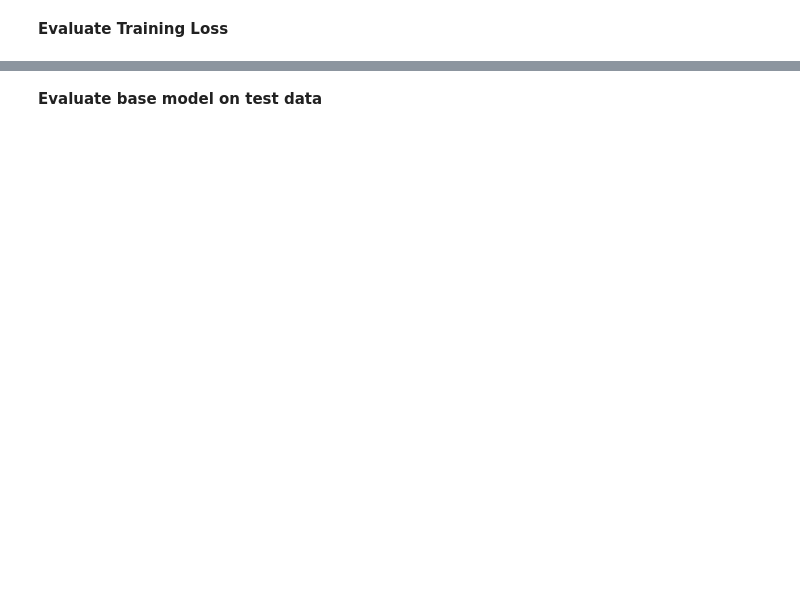
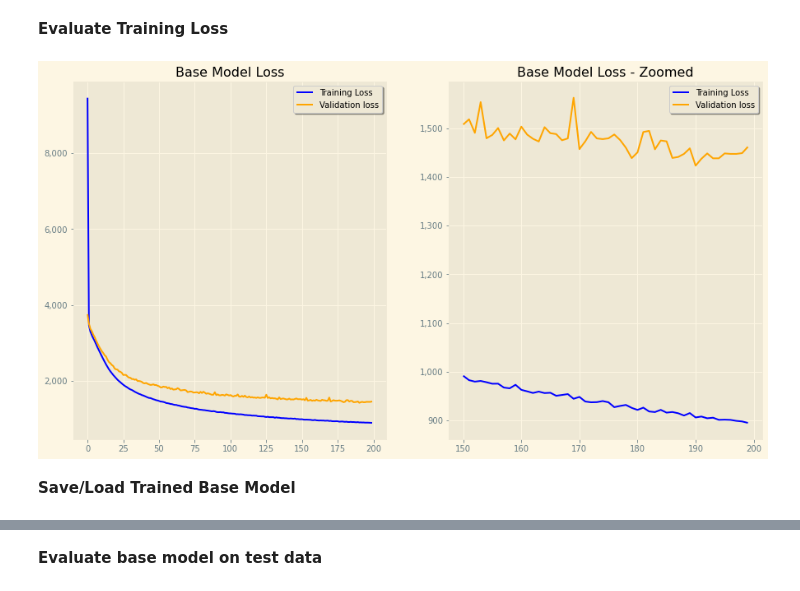
Before and after one commit to KishenSharma6/SF_Airbnb_Rental_Market_Analysis, a Jupyter notebook: Project_Codes/04_Modeling/2020_0712_Listings_DeepLearning_Development.ipynb, the cells around one changed output, grey strips where cells are left out. Drawn from its saved outputs; the diff is of its cells as text; code cells hidden in the pictures; blank space fills up the shorter version.

Commit message:
Base model updated. V1 created. V2 implemented

```diff
--- a/Project_Codes/04_Modeling/2020_0712_Listings_DeepLearning_Development.ipynb
+++ b/Project_Codes/04_Modeling/2020_0712_Listings_DeepLearning_Development.ipynb
@@ -22,11 +25,17 @@ pd.set_option('display.float_format', lambda x: '%.3f' % x)
 np.set_printoptions(suppress=True)
 
 #Set visualization preferences
-plt.style.use('fivethirtyeight')
+plt.style.use('Solarize_Light2')
 
 #Surpress warnings
 import warnings
 warnings.simplefilter('ignore')
+
+#Set path to training data
+path = r'C:\Users\kishe\Documents\Data Science\Projects\Python Projects\In Progress\Airbnb - San Francisco Listings Analysis\Data\03_Processed'
+
+#Set path to write visuals
+viz_path = r'C:\Users\kishe\Documents\Data Science\Projects\Python Projects\In Progress\Airbnb - San Francisco Listings Analysis\Visualizations\Modeling'
 # %% [markdown]
 **Read in data**
 # %%
@@ -103,13 +115,11 @@ X_test_transformed = scaler.transform(X_test)
 # %%
-#Read in libraries
-import tensorflow as tf
-from tensorflow import keras
+tf.keras.backend.clear_session()
 
 #Init base model
 base_model = tf.keras.models.Sequential()
 
 #Add Layers
-base_model.add(tf.keras.layers.Dense(units = 64, activation = 'relu'))
+base_model.add(tf.keras.layers.Dense(units = 85, activation = 'relu', input_shape = (85,)))
 base_model.add(tf.keras.layers.Dense(units = 64, activation = 'relu'))
 base_model.add(tf.keras.layers.Dense(units = 1))
 
@@ -118,5 +130,5 @@ base_model.compile(loss = 'mean_squared_error', optimizer = 'Adam',)
 # %%
 #Train model
-history = base_model.fit(X_train_transformed,y_train, batch_size= 100,epochs=200)
+history = base_model.fit(X_train_transformed,y_train, validation_split=.2, batch_size= 100,epochs=200,shuffle=True)
 # %% [output]
 Epoch 1/200
@@ -146,0 +153,28 @@ training_loss.plot()
+# %%
+#Store training loss as a data frame
+training_loss = pd.DataFrame()
+training_loss['loss'] = history.history['loss']
+training_loss['val_loss'] = history.history['val_loss']
+
+#Create figure
+f, ax = plt.subplots(1,2,figsize = (15,8))
+
+#Plot training loss
+training_loss.plot(ax=ax[0], color = ['blue', 'orange'])
+training_loss[150:].plot(ax=ax[1], color = ['blue', 'orange'])
+
+#Set plot aesthetics
+ax[0].set_title('Base Model Loss')
+ax[0].legend(['Training Loss', 'Validation loss'], frameon = True, shadow = True)
+ax[0].get_yaxis().set_major_formatter(plt.FuncFormatter(lambda x, loc: "{:,}".format(int(x))))
+
+ax[1].set_title('Base Model Loss - Zoomed')
+ax[1].legend(['Training Loss', 'Validation loss'], frameon = True, shadow = True)
+ax[1].get_yaxis().set_major_formatter(plt.FuncFormatter(lambda x, loc: "{:,}".format(int(x))))
+
+#Save figure
+plt.savefig(viz_path + '/Base_Model_Loss.png',bbox_inches='tight')
+# %% [output]
+[figure, added]
+# %% [markdown]
+**Save/Load Trained Base Model**
```
Also changed, not shown: parts of 37 cells of this notebook.
